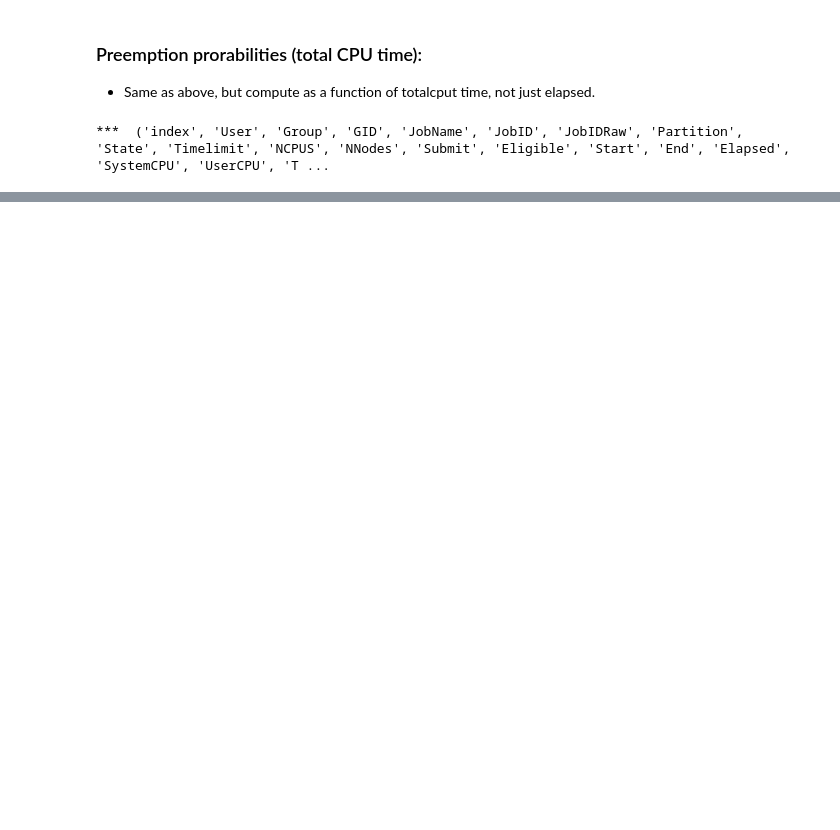
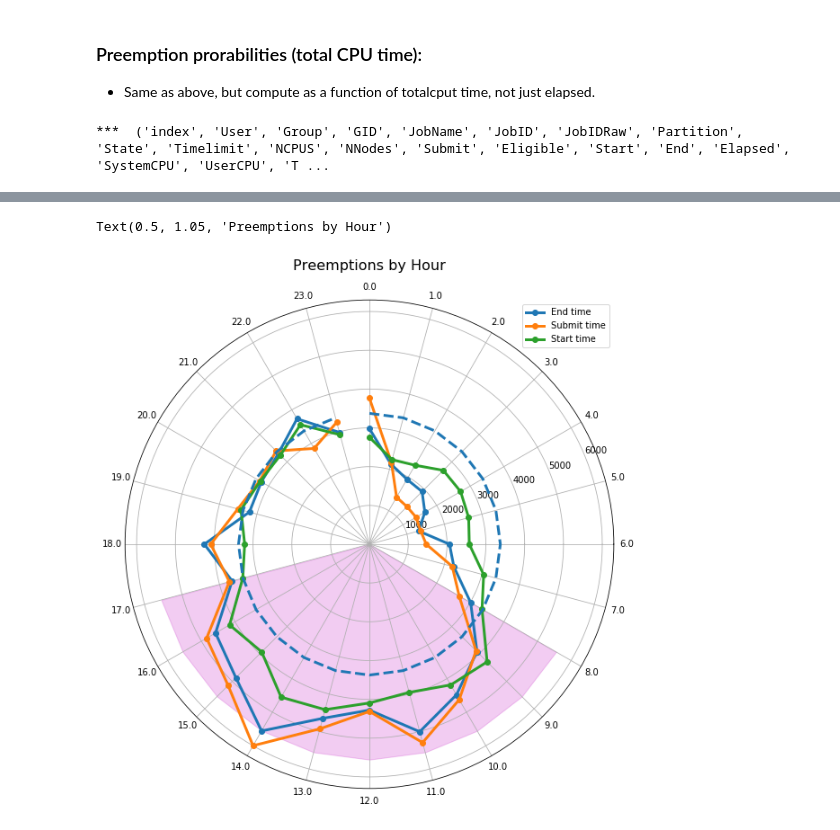
Before and after one commit to jeffersonscientific/HPC_analytics, a Jupyter notebook: hpc_analytics_preemption_times.ipynb, the cells around one changed output, grey strips where cells are left out. Drawn from its saved outputs; the diff is of its cells as text; code cells hidden in the pictures; blank space fills up the shorter version.

```diff
--- a/hpc_analytics_preemption_times.ipynb
+++ b/hpc_analytics_preemption_times.ipynb
@@ -463,0 +628,9 @@ print('** ', total_cpu[0:20])
+# %%
+#print('** ', preempted['NCPUS'][0:10])
+ToD_end   = modulus_count_stats(X=preempted['End'], a_mult=24., a_mod=24., qs=[.25, .5, .75, .95])
+ToD_sub   = modulus_count_stats(X=preempted['Submit'], a_mult=24., a_mod=24., qs=[.25, .5, .75, .95])
+ToD_start = modulus_count_stats(X=preempted['Start'], a_mult=24., a_mod=24., qs=[.25, .5, .75, .95])
+print('** shape(aa): ', aa.shape)
+#
+print('*** ', aa)
+print('*** ', aa.dtype.names)
@@ -463,0 +655,44 @@ print('** ', total_cpu[0:20])
+# %%
+def x_to_clock(x):
+    return ((6-x)%24)*rad_fact
+fg = plt.figure(figsize=(12, 10))
+ax = plt.subplot('111', projection='polar')
+#
+rad_fact = 2.0*scipy.constants.pi/24.
+#
+Thetas = scipy.constants.pi/2. - ToD_end['x']*rad_fact
+#ax.plot(Thetas, ToD_end['mean'], ls='', marker='o', lw=3.)
+ln,  = ax.plot(Thetas, ToD_end['count'], ls='-', marker='o', lw=3., label='End time')
+ln2, = ax.plot(Thetas, ToD_sub['count'], ls='-', marker='o', lw=3., label='Submit time')
+ln3, = ax.plot(Thetas, ToD_start['count'], ls='-', marker='o', lw=3., label='Start time')
+#
+#ax.plot(Thetas, ToD_end['count'], ls='', marker='o', lw=3.)
+clr_end = ln.get_color()
+clr_sub = ln2.get_color()
+clr_start = ln3.get_color()
+#
+#ax.fill_between(Thetas, ToD_end['q_0.25'], ToD_end['q_0.75'], color=clr_end, alpha=.15)
+ax.fill_between(x_to_clock(numpy.arange(8,18)), 0., max(aa['mean']), color='m', alpha=.2)
+#
+ax.plot(Thetas, numpy.ones(len(Thetas))*numpy.mean(ToD_end['count']), ls='--',
+        marker='', lw=3., color=clr_end)
+# ax.plot(Thetas, numpy.ones(len(Thetas))*numpy.median(ToD_end['count']), ls='--',
+#         marker='', lw=3., label='median')
+#
+# ax.plot(Thetas, numpy.ones(len(Thetas))*numpy.mean(ToD_sub['count']), ls='--',
+#         marker='', lw=3., color=clr_sub)
+# ax.plot(Thetas, numpy.ones(len(Thetas))*numpy.mean(ToD_start['count']), ls='--',
+#         marker='', lw=3., color=clr_start)
+#
+ax.set_xticks(ToD_end['x']*rad_fact)
+ax.set_xticklabels( ((6. - aa['x'])%24) )
+#ax.set_xticklabels( ((6. - aa['x'])%24)[::3])
+#
+ax.legend(loc=0)
+ax.set_title('Preemptions by Hour', size=16)
+
+# fg.canvas.draw()
+# plt.show()
+# %% [output]
+Text(0.5, 1.05, 'Preemptions by Hour')
+[figure, added]
```
Also changed, not shown: parts of 20 cells of this notebook, 5 other files.
